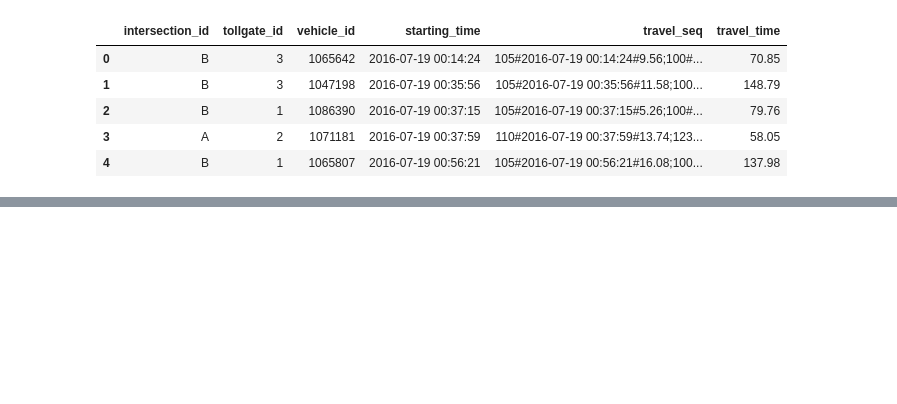
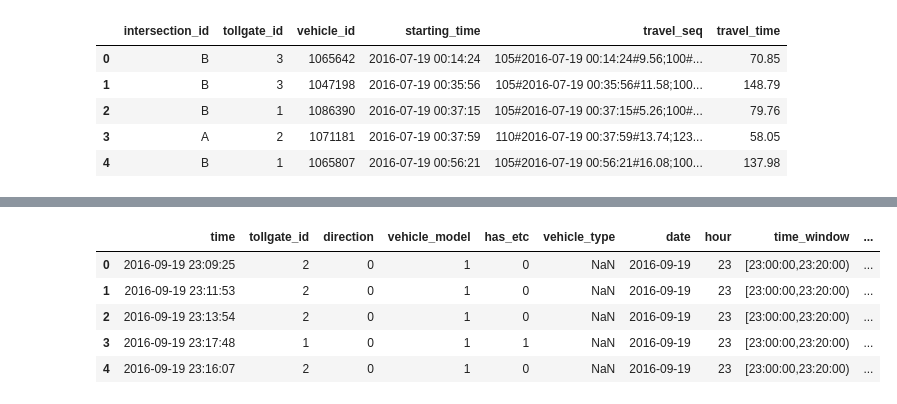
Before and after one commit to shenfanyi/KDD-2017, a Jupyter notebook: data_process.ipynb, the cells around one changed output, grey strips where cells are left out. Saved outputs shown, nothing was run; the diff lists cells and outputs as text; code cells hidden in the pictures; blank space fills up the shorter version.

```diff
--- a/data_process.ipynb
+++ b/data_process.ipynb
@@ -91,0 +110,39 @@ TypeError: drop() takes at least 2 arguments (1 given)
+# %%
+    #处理volume数据
+
+    #字符转为时间格式
+    pd_volume['time'] = pd.to_datetime(pd_volume['time'], format = '%Y-%m-%d %H:%M:%S')
+
+    #获取日期
+    pd_volume['date'] = pd_volume['time'].dt.date
+
+    #获取时间
+    pd_volume['t'] = pd_volume['time'].dt.time
+
+    #获取小时
+    pd_volume['hour'] = pd_volume['t'].apply(get_hour)
+
+    #获取时间段
+    pd_volume['time_window'] = pd_volume['t'].apply(get_timewindow)
+
+    #获取星期
+    pd_volume['weekday'] = pd_volume['time'].dt.dayofweek + 1
+
+    #获取是否为法定假日
+    pd_volume['holiday'] = pd_volume['time'].between(holiday1[0],holiday1[1])\
+                            | pd_volume['time'].between(holiday2[0],holiday2[1])
+
+    #获取weather_hour，便于和weather联结
+    pd_volume['weather_hour'] = pd_volume['time'].apply(get_weatherhour)
+
+    #删除‘t'字段
+    del pd_volume['t']
+
+    pd_volume.head()
+# %% [output]
+|  | time | tollgate_id | direction | vehicle_model | has_etc | vehicle_type | date | hour | time_window | ... |
+| 0 | 2016-09-19 23:09:25 | 2 | 0 | 1 | 0 | NaN | 2016-09-19 | 23 | [23:00:00,23:20:00) | ... |
+| 1 | 2016-09-19 23:11:53 | 2 | 0 | 1 | 0 | NaN | 2016-09-19 | 23 | [23:00:00,23:20:00) | ... |
+| 2 | 2016-09-19 23:13:54 | 2 | 0 | 1 | 0 | NaN | 2016-09-19 | 23 | [23:00:00,23:20:00) | ... |
+| 3 | 2016-09-19 23:17:48 | 1 | 0 | 1 | 1 | NaN | 2016-09-19 | 23 | [23:00:00,23:20:00) | ... |
+| 4 | 2016-09-19 23:16:07 | 2 | 0 | 1 | 0 | NaN | 2016-09-19 | 23 | [23:00:00,23:20:00) | ... |
```
Also changed, not shown: parts of 15 cells of this notebook, 11 other files.
